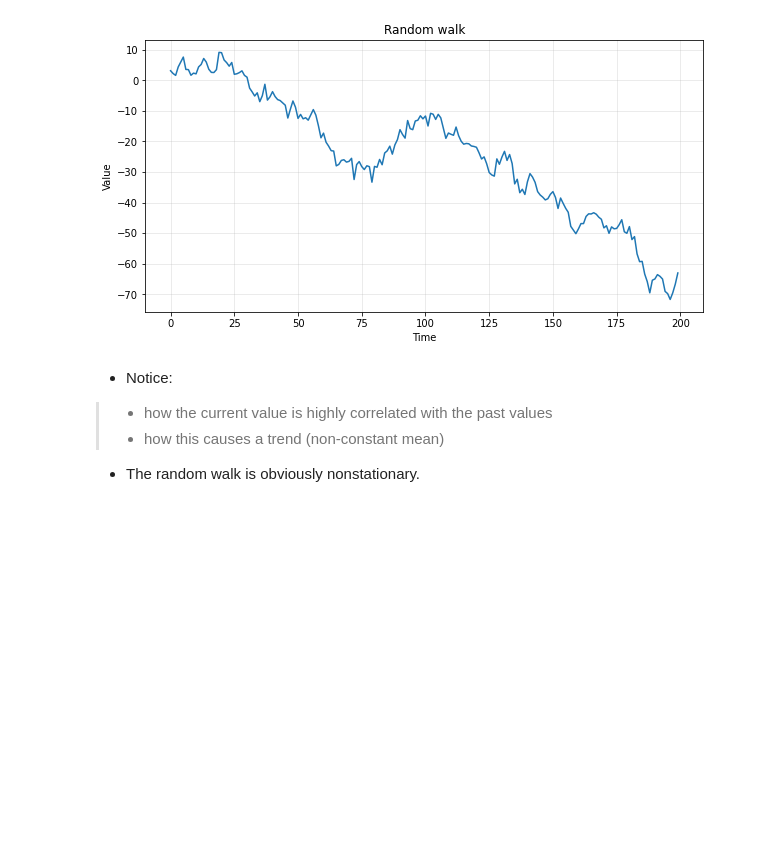
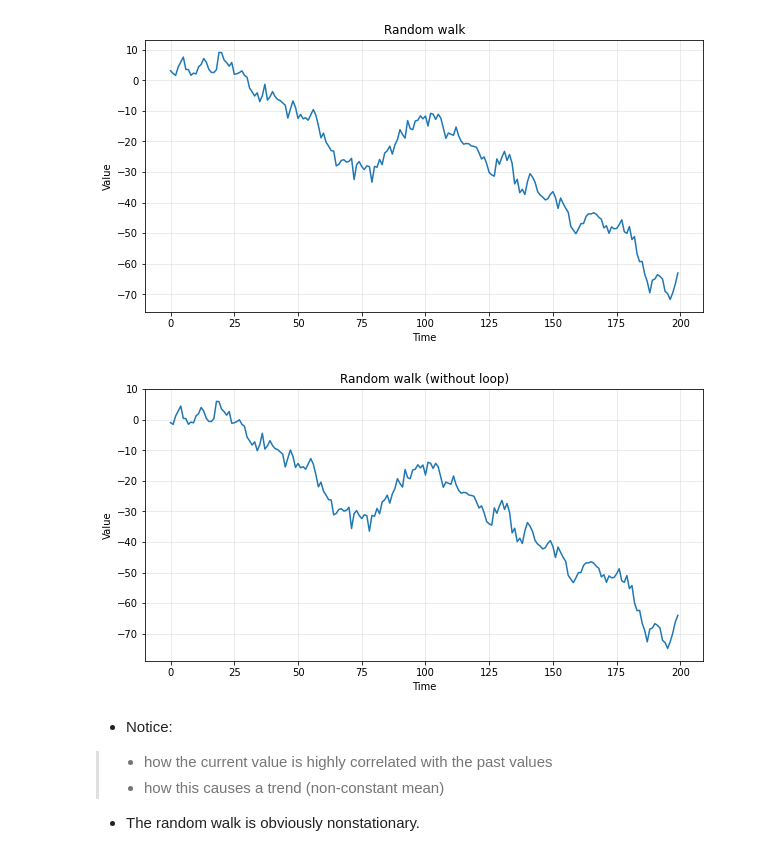
Before and after one commit to nsydn/ise043_tsaf, a Jupyter notebook: ise043_tsaf_2425f_2_stationarity.ipynb, the cells around one changed output. Cells and saved outputs as stored; diff of their text form; code cells hidden in the pictures; blank space fills up the shorter version.

```diff
--- a/ise043_tsaf_2425f_2_stationarity.ipynb
+++ b/ise043_tsaf_2425f_2_stationarity.ipynb
@@ -154,7 +154,7 @@ $$X(t) = X(t-1) + \epsilon_t$$
 - where $\epsilon_t \sim \mathcal{N}(0,\sigma^2)$ are called *innovations* (or *residuals*) and are i.i.d. (independent and identically distributed).
 - Let's create a random walk.
 # %%
-# state = np.random.get_state()
+state = np.random.get_state()
 
 # empty series
 rand_walk = np.empty_like(time, dtype='float')
@@ -170,8 +170,10 @@ ts_plot(time, rand_walk, 'Random walk')
 # %% [output]
 [figure]
 # %%
-# np.random.set_state(state)
-# ts_plot(time, np.cumsum(np.random.normal(loc=0, scale=2.5, size=200)),'Random walk (without loop)')
+np.random.set_state(state)
+ts_plot(time, np.cumsum(np.random.normal(loc=0, scale=2.5, size=200)),'Random walk (without loop)')
+# %% [output]
+[figure, added]
 # %% [markdown]
 - Notice:
 >* how the current value is highly correlated with the past values
```
Also changed, not shown: parts of 3 cells of this notebook.
